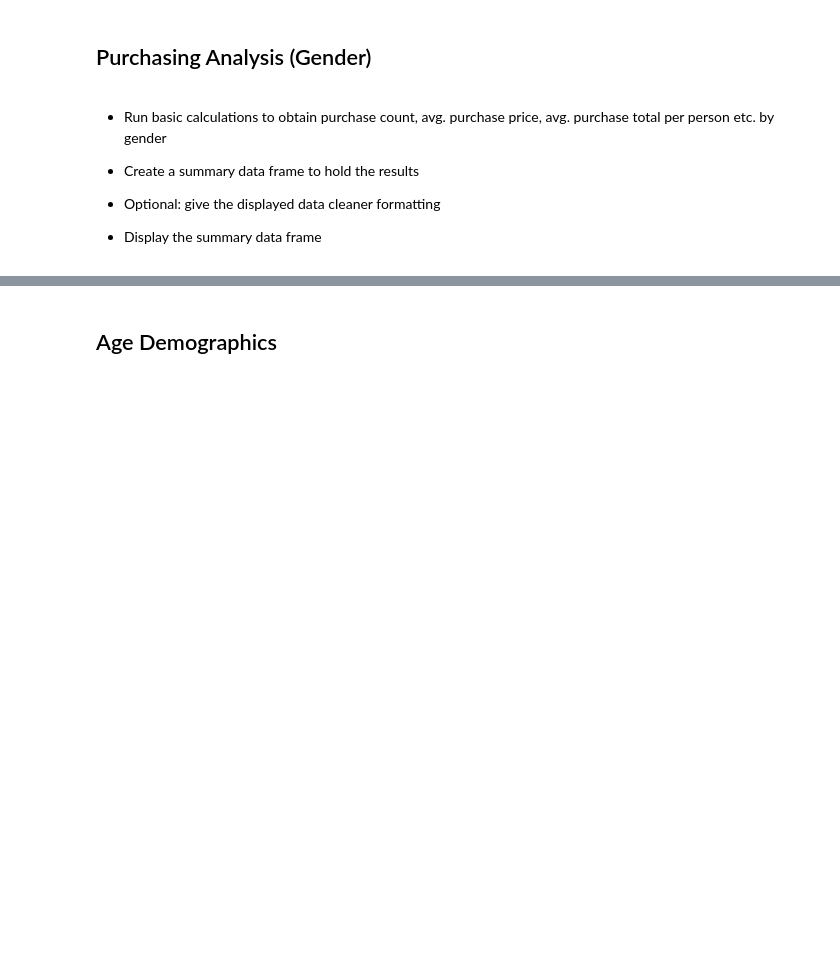
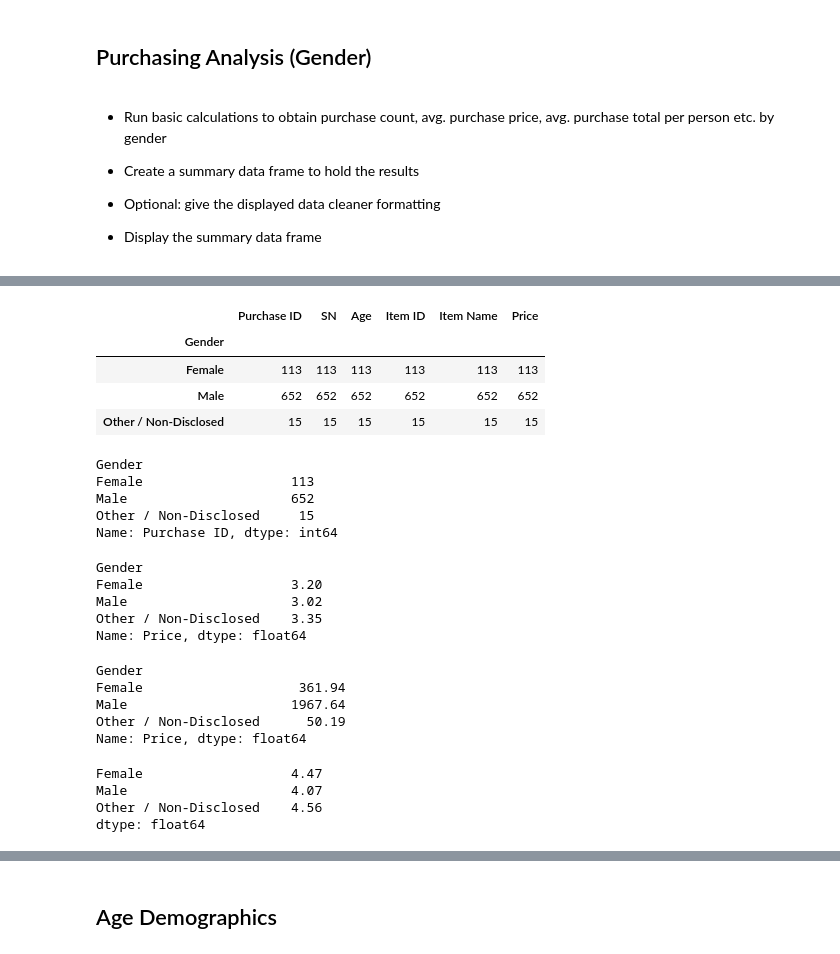
Before and after one commit to ChrNg404/Homework4, a Jupyter notebook: HeroesOfPymoli/HeroesOfPymoli_starter.ipynb, the cells around one changed output, grey strips where cells are left out. Cells and saved outputs as stored; diff of their text form; code cells hidden in the pictures; blank space fills up the shorter version.

```diff
--- a/HeroesOfPymoli/HeroesOfPymoli_starter.ipynb
+++ b/HeroesOfPymoli/HeroesOfPymoli_starter.ipynb
@@ -158,0 +158,53 @@ Name: Gender, dtype: float64
+# %%
+# Let's save the groupby into a variable first
+Gender_group = purchase_data.groupby("Gender")
+# Then run the sum to see the data
+Gender_group.count()
+# %% [output]
+|  | Purchase ID | SN | Age | Item ID | Item Name | Price |
+| Gender |  |  |  |  |  |  |
+| Female | 113 | 113 | 113 | 113 | 113 | 113 |
+| Male | 652 | 652 | 652 | 652 | 652 | 652 |
+| Other / Non-Disclosed | 15 | 15 | 15 | 15 | 15 | 15 |
+# %%
+# Let's find the number of purchases first through the GroupBy
+Gender_Purchases = Gender_group["Purchase ID"].count()
+Gender_Purchases
+# %% [output]
+Gender
+Female                   113
+Male                     652
+Other / Non-Disclosed     15
+Name: Purchase ID, dtype: int64
+# %%
+# Now we find the average purchase price per gender
+GenderAvgPurchase = Gender_group["Price"].mean()
+RoundedAvgGenderPurchase=round(GenderAvgPurchase,2)
+RoundedAvgGenderPurchase
+# %% [output]
+Gender
+Female                   3.20
+Male                     3.02
+Other / Non-Disclosed    3.35
+Name: Price, dtype: float64
+# %%
+# And now we do Total Purchase Value.
+TotalGenderPurchase = Gender_group["Price"].sum()
+round(TotalGenderPurchase,2)
+# %% [output]
+Gender
+Female                    361.94
+Male                     1967.64
+Other / Non-Disclosed      50.19
+Name: Price, dtype: float64
+# %%
+# Finally, we get to average total purchase per person
+# To find this, we take total count of female and male players, then divide total purchase values by the total count
+AvgPersonPurchase = TotalGenderPurchase/TrueGender
+RoundedAvgPurchase=round(AvgPersonPurchase,2)
+RoundedAvgPurchase
+# %% [output]
+Female                   4.47
+Male                     4.07
+Other / Non-Disclosed    4.56
+dtype: float64
```
Also changed, not shown: parts of 29 cells of this notebook.
